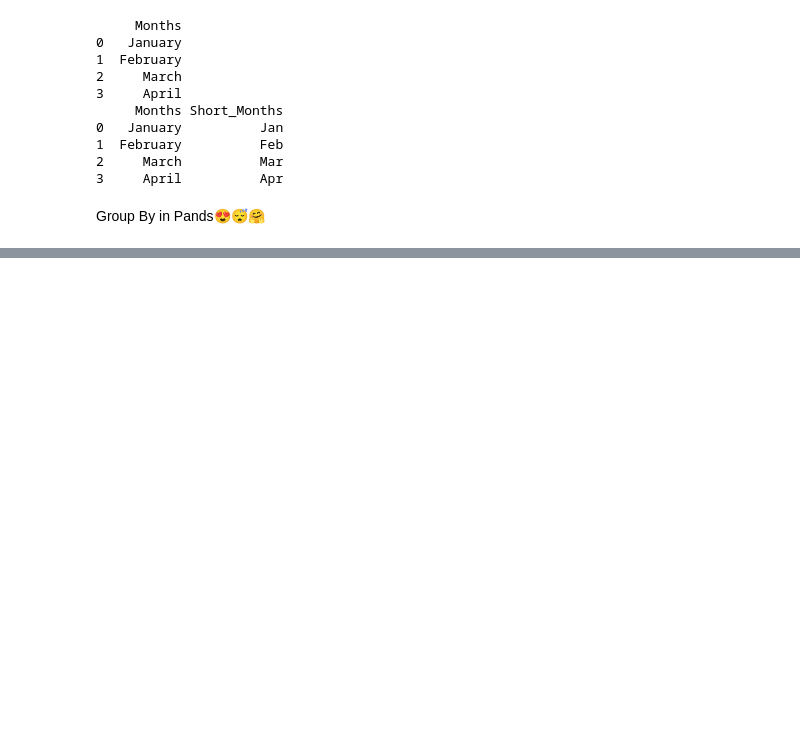
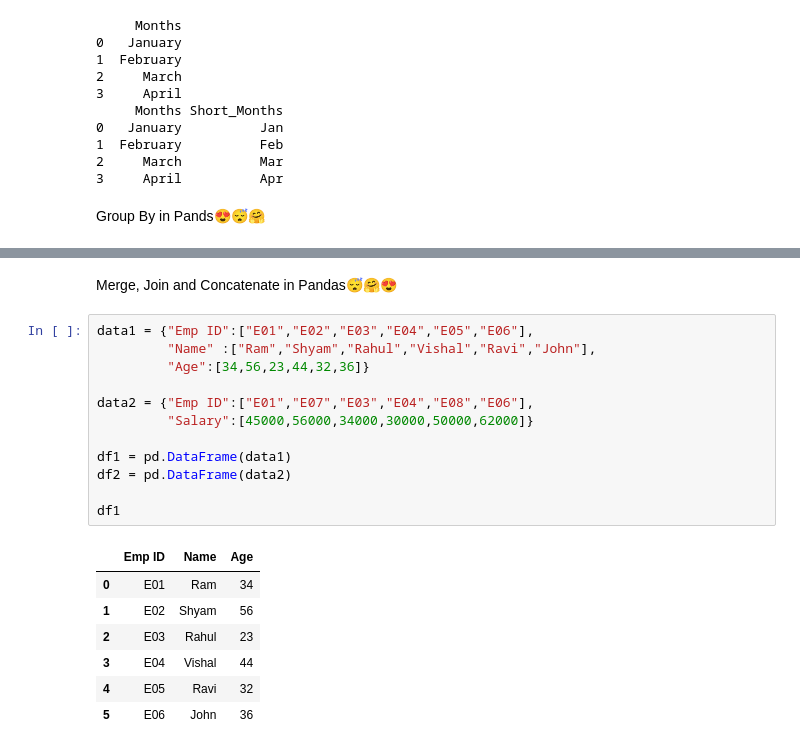
Before and after one commit to GulamAnsari12/Full-Python, a Jupyter notebook: Pandas.ipynb, the cells around one changed output, grey strips where cells are left out. Saved outputs shown, nothing was run; the diff lists cells and outputs as text; blank space fills up the shorter version.

```diff
--- a/Pandas.ipynb
+++ b/Pandas.ipynb
@@ -328,0 +410,22 @@ Group By in Pands😍😴🤗
+# %% [markdown]
+Merge, Join and Concatenate in Pandas😴🤗😍
+# %%
+data1 = {"Emp ID":["E01","E02","E03","E04","E05","E06"],
+         "Name" :["Ram","Shyam","Rahul","Vishal","Ravi","John"],
+         "Age":[34,56,23,44,32,36]}
+
+data2 = {"Emp ID":["E01","E07","E03","E04","E08","E06"],
+         "Salary":[45000,56000,34000,30000,50000,62000]}
+
+df1 = pd.DataFrame(data1)
+df2 = pd.DataFrame(data2)
+
+df1
+# %% [output]
+|  | Emp ID | Name | Age |
+| 0 | E01 | Ram | 34 |
+| 1 | E02 | Shyam | 56 |
+| 2 | E03 | Rahul | 23 |
+| 3 | E04 | Vishal | 44 |
+| 4 | E05 | Ravi | 32 |
+| 5 | E06 | John | 36 |
```
Also changed, not shown: parts of 19 cells of this notebook.
